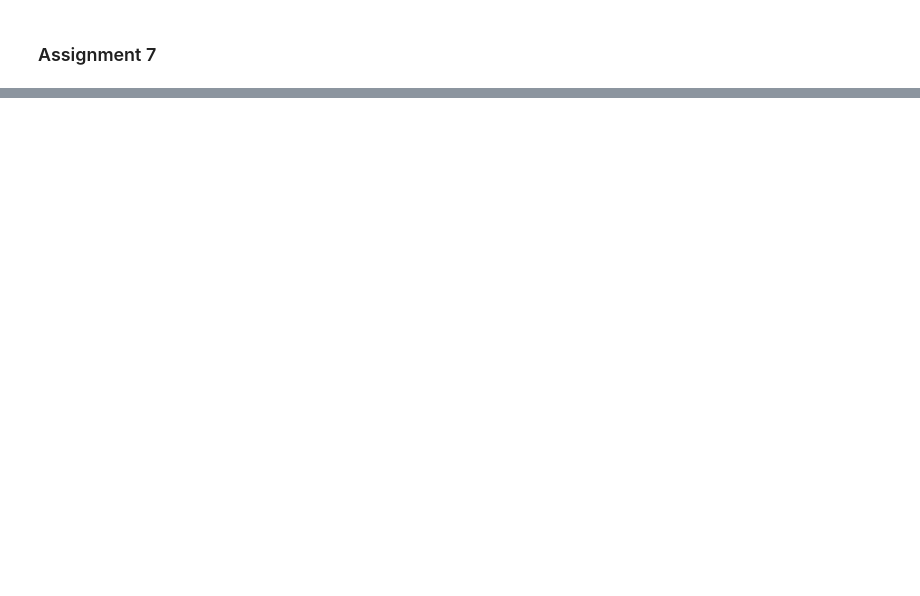
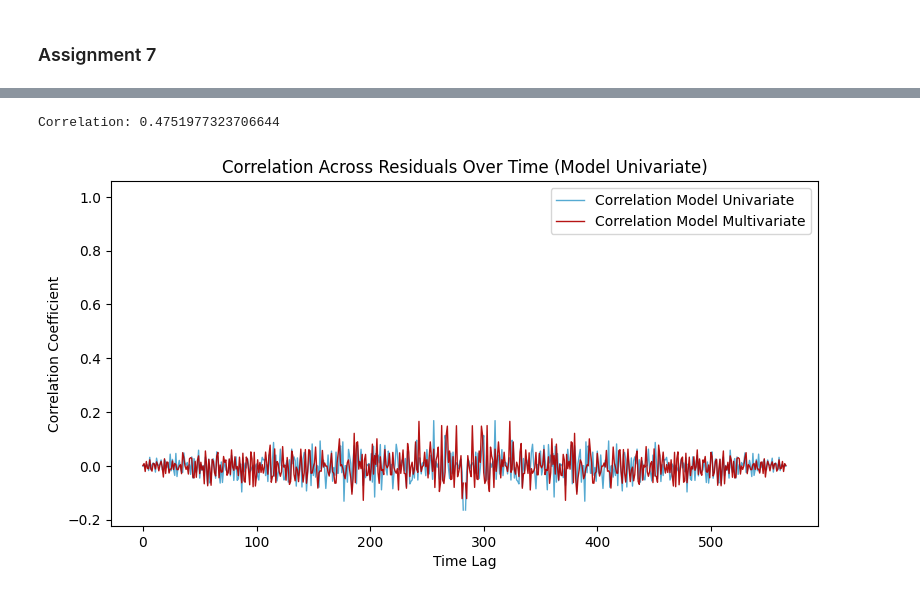
Before and after one commit to GiovanniGiorgioButEverybodyCallMeCot/CAPM-Regression, a Jupyter notebook: CAPM.ipynb, the cells around one changed output, grey strips where cells are left out. Cells and saved outputs as stored; diff of their text form; code cells hidden in the pictures; blank space fills up the shorter version.

```diff
--- a/CAPM.ipynb
+++ b/CAPM.ipynb
@@ -553,0 +565,17 @@ plt.show()
+# %%
+X    = np.column_stack((np.ones_like(eMKT), eMKT))
+Res1 = sm.OLS(ePortfolio ,X).fit()
+rs1  = Res1.resid
+
+# frequency histogram
+plt.hist(rs1, bins=30, density= True, color='#b00000')
+plt.xlabel('Residuals frequency histogram')
+plt.show()
+# %%
+X    = np.column_stack((np.ones_like(Y), MKT[1:], SMB[1:], CMA[1:], logIND_PROD[1:]))
+Res2 = sm.OLS(Y, X).fit()
+rs2  = Res2.resid
+# frequency histogram
+plt.hist(rs2, bins=30, density= True, color='#b00000')
+plt.xlabel('Residuals frequency histogram ')
+plt.show()
@@ -553,0 +592,44 @@ plt.show()
+# %%
+# Compute the correlation between residuals
+correlation_res = np.corrcoef(rs1[4:], rs2)[0, 1]
+print(f"Correlation: {correlation_res}")
+# %% [output]
+Correlation: 0.4751977323706644
+# %%
+rs1=rs1[4:]
+# Calculate the correlation coefficients at each time point for each model
+correlation_across_time_model1 = np.correlate(rs1, rs1, mode='full')
+correlation_across_time_model2 = np.correlate(rs2, rs2, mode='full')
+
+# Exclude a small neighborhood around the central peak by setting it to NaN
+
+# Normalize the correlation coefficients, excluding NaN values
+normalized_correlation_model1 = correlation_across_time_model1 / np.nanmax(np.abs(correlation_across_time_model1))
+normalized_correlation_model2 = correlation_across_time_model2 / np.nanmax(np.abs(correlation_across_time_model2))
+
+# Visualize the correlation across residuals over time for each model
+plt.figure(figsize=(8, 8))
+
+# Plot correlation across residuals over time for Model 1
+plt.subplot(2, 1, 2)
+plt.plot(normalized_correlation_model1, color='#47a3ce', alpha=.92, linewidth=1,
+        label='Correlation Model Univariate')
+plt.plot(np.arange(len(normalized_correlation_model2)), normalized_correlation_model2, color='#b00000', alpha=.92, linewidth=1,
+        label='Correlation Model Multivariate')
+plt.title('Correlation Across Residuals Over Time (Model Univariate)')
+plt.xlabel('Time Lag')
+plt.ylabel('Correlation Coefficient')
+plt.legend()
+
+#In the midpoint it creates outliers due to its construction, so it was added this for loop that eliminate outliers from the
+#central point of the graph
+for ax in plt.gcf().get_axes():
+    for line in ax.get_lines():
+        y_data = line.get_ydata()
+        x_data = line.get_xdata()
+        line.set_ydata(np.where(y_data > 0.3, np.nan, y_data))
+
+plt.tight_layout()
+plt.show()
+# %% [output]
+[figure, added]
```
Also changed, not shown: parts of 10 cells of this notebook, 6 other files.
